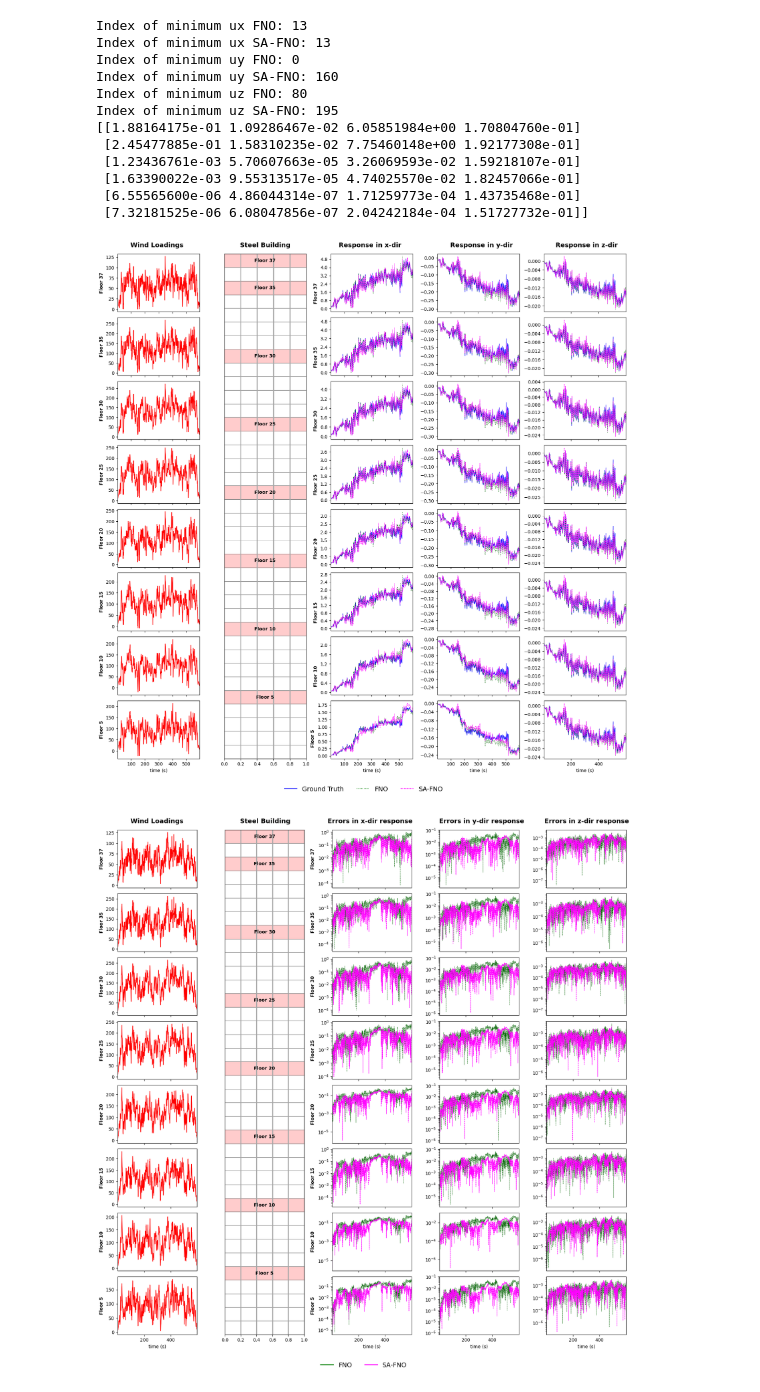
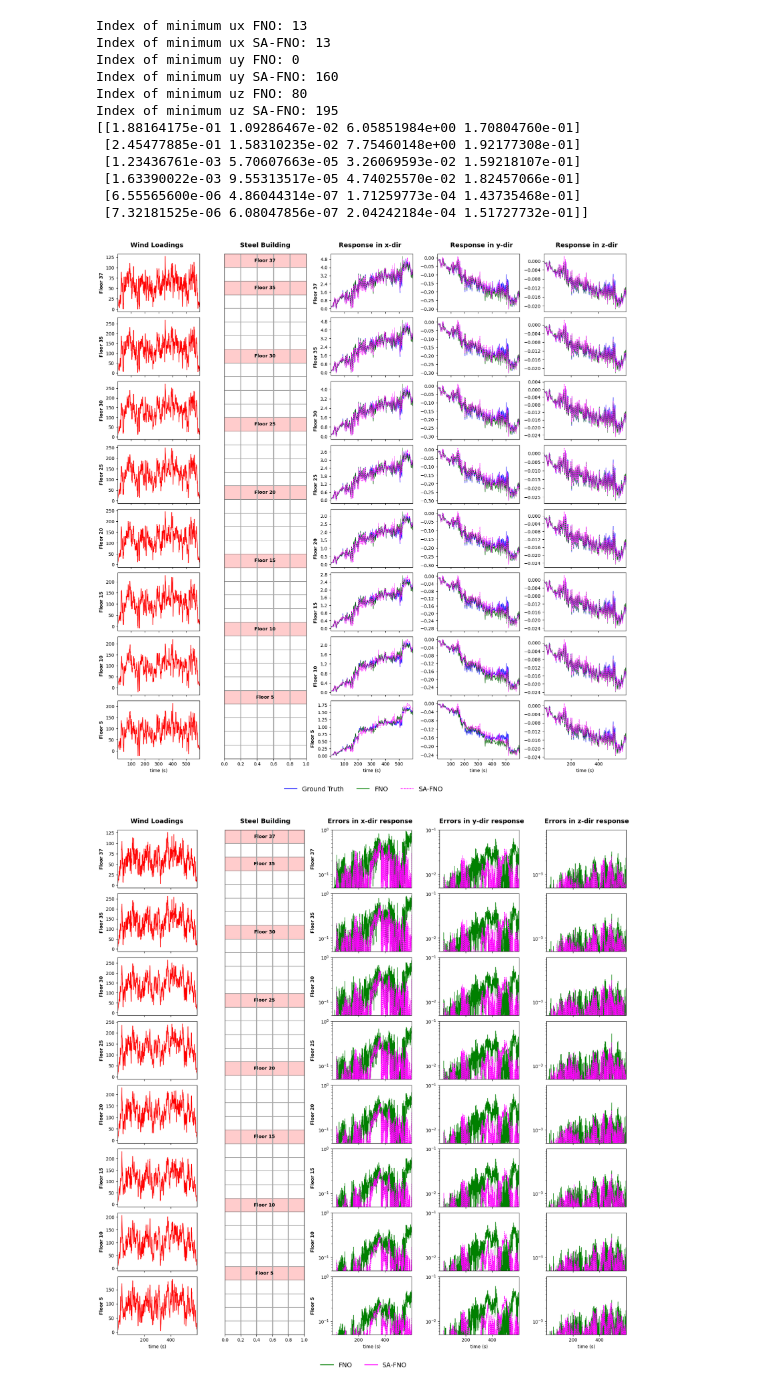
Before and after one commit to Centrum-IntelliPhysics/Neural-Operators-for-Natural-Hazards, a Jupyter notebook: wind/plotting_fno_safno_allFloors.ipynb, the cells around one changed output. Saved outputs shown, nothing was run; the diff lists cells and outputs as text; code cells hidden in the pictures.

```diff
--- a/wind/plotting_fno_safno_allFloors.ipynb
+++ b/wind/plotting_fno_safno_allFloors.ipynb
@@ -187,7 +187,7 @@ def create_plot(
             r = 4
             ax_response = fig.add_subplot(gs[num_floors - 1 - i, 2 + col])
             ax_response.plot(time_out[::r,0], tar[i, ::r], label='Ground Truth', color='blue', linewidth=0.8)
-            ax_response.plot(time_out[::r,0], fno[i, ::r], label='FNO', color='darkgreen', linewidth=0.8, linestyle='dotted')
+            ax_response.plot(time_out[::r,0], fno[i, ::r], label='FNO', color='darkgreen', linewidth=0.8, linestyle='solid')
             ax_response.plot(time_out[::r,0], safno[i, ::r], label='SA-FNO', color='magenta', linewidth=0.8, linestyle='dashed')
             ax_response.set_xlim([time_out[0], time_out[-1]])
             ax_response.yaxis.set_major_locator(plt.MaxNLocator(nbins=8, prune='both'))
@@ -208,7 +208,7 @@ def create_plot(
     # Common Legend
     handles = [
         plt.Line2D([0], [0], color='blue', linewidth=1.2, label='Ground Truth'),
-        plt.Line2D([0], [0], color='green', linewidth=1.2, label='FNO', linestyle='dotted'),
+        plt.Line2D([0], [0], color='green', linewidth=1.2, label='FNO', linestyle='solid'),
         plt.Line2D([0], [0], color='magenta', linewidth=1.2, label='SA-FNO', linestyle='dashed')
     ]
     fig.legend(handles=handles, loc='lower center', ncol=3, fontsize=14, bbox_to_anchor=(0.5, 0.05), frameon=False)
@@ -235,7 +235,7 @@ fig = create_plot(t_inp, t_out, selected_floors, wind_inp, ux_fno, uy_fno, uz_fn
 plt.savefig('wind_response_fno_sa-fno_wholeBuilding.pdf', format='pdf', dpi=300, bbox_inches='tight')
 plt.show()
 # %% [output]
-[figure, old version]
+[figure, new version]
 # %%
 # For plotting the Error
 def create_plot(
@@ -295,16 +295,28 @@ def create_plot(
     )):
         for i in range(num_floors):
             ax_response = fig.add_subplot(gs[num_floors - 1 - i, 2 + col])
-            ax_response.plot(time_out, np.abs(tar[i, :] - fno[i, :]), label='FNO', color='darkgreen', linewidth=0.8, linestyle='dotted')
-            ax_response.plot(time_out, np.abs(tar[i, :] - safno[i, :]), label='SA-FNO', color='magenta', linewidth=0.8, linestyle='dashed')
+
+            # Calculate the errors
+            error_fno = np.abs(tar[i, :] - fno[i, :])
+            error_safno = np.abs(tar[i, :] - safno[i, :])
+
+            # Plot the errors
+            ax_response.plot(time_out, error_fno, label='FNO', color='green', linewidth=0.8, linestyle='solid')
+            ax_response.plot(time_out, error_safno, label='SA-FNO', color='magenta', linewidth=0.8, linestyle='dashed')
             ax_response.set_xlim([time_out[0], time_out[-1]])
             ax_response.set_yscale('log')
 
+            # Set dynamic y-axis range
+            max_error = max(np.max(error_fno), np.max(error_safno))
+            upper_limit = 10 ** np.ceil(np.log10(max_error))  # Ceiling to the next power of 10
+            lower_limit = 5*upper_limit * 10**-2  # Two orders of magnitude smaller
+            ax_response.set_ylim([lower_limit, upper_limit])
+
+            # Set x and y labels
             if i != 0:
                 ax_response.set_xticklabels([])
             else:
                 ax_response.set_xlabel('time (s)')
-
             if col == 0:
                 ax_response.set_ylabel(
                     f'Floor {selected_floors[i]}',
@@ -312,35 +324,34 @@ def create_plot(
                     labelpad=6,
                     rotation='vertical'
                 )
-
     # Common Legend
     handles = [
         #plt.Line2D([0], [0], color='blue', linewidth=2, label='Ground Truth'),
         plt.Line2D([0], [0], color='green', linewidth=2, label='FNO'),
         plt.Line2D([0], [0], color='magenta', linewidth=2, label='SA-FNO')
     ]
     fig.legend(handles=handles, loc='lower center', ncol=3, fontsize=14, bbox_to_anchor=(0.5, 0.05), frameon=False)
 
     plt.tight_layout()  # Adjust to leave space for the legend
     return fig
 
 selected_floors = np.array([5, 10, 15, 20, 25, 30, 35, 37]) # Selected floors
 samp_num = 80
 wind_inp = inputs[samp_num,:,selected_floors-1]
 ux_tar = targets_ux[samp_num,:,selected_floors-1]
 ux_fno = pred_ux_fno[samp_num,:,selected_floors-1]
 ux_safno = pred_ux_sa_fno[samp_num,:,selected_floors-1]
 uy_tar = targets_uy[samp_num,:,selected_floors-1]
 uy_fno = pred_uy_fno[samp_num,:,selected_floors-1]
 uy_safno = pred_uy_sa_fno[samp_num,:,selected_floors-1]
 uz_tar = targets_uz[samp_num,:,selected_floors-1]
 uz_fno = pred_uz_fno[samp_num,:,selected_floors-1]
 uz_safno = pred_uz_sa_fno[samp_num,:,selected_floors-1]
 
 fig = create_plot(t_inp, t_out, selected_floors, wind_inp, ux_safno, uy_safno, uz_safno, ux_fno, uy_fno, uz_fno, ux_tar, uy_tar, uz_tar)
 
 # Save the figure
 plt.savefig('wind_response_fno_sa-fno_wholeBuilding_error.pdf', format='pdf', dpi=300, bbox_inches='tight')
 plt.show()
 # %% [output]
-[figure, old version]
+[figure, new version]
```
Also changed, not shown: 16 other files.
